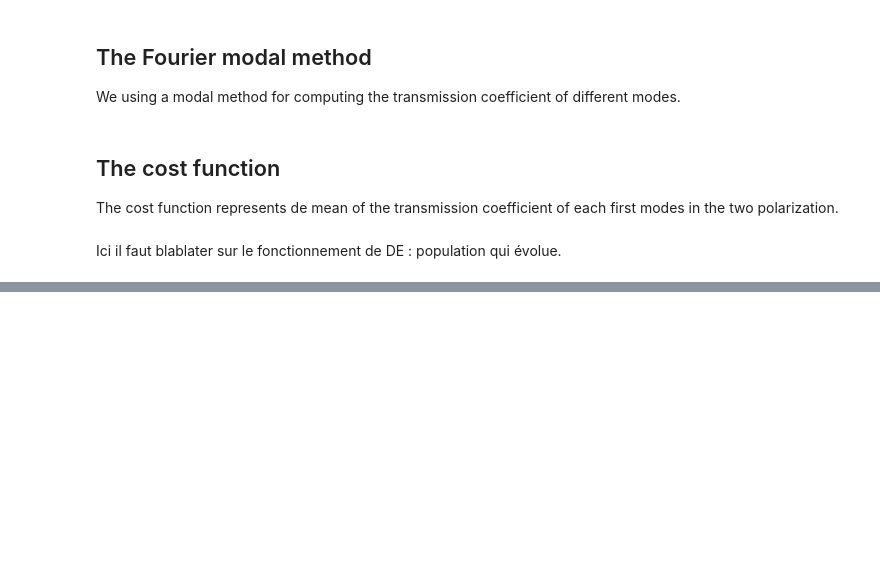
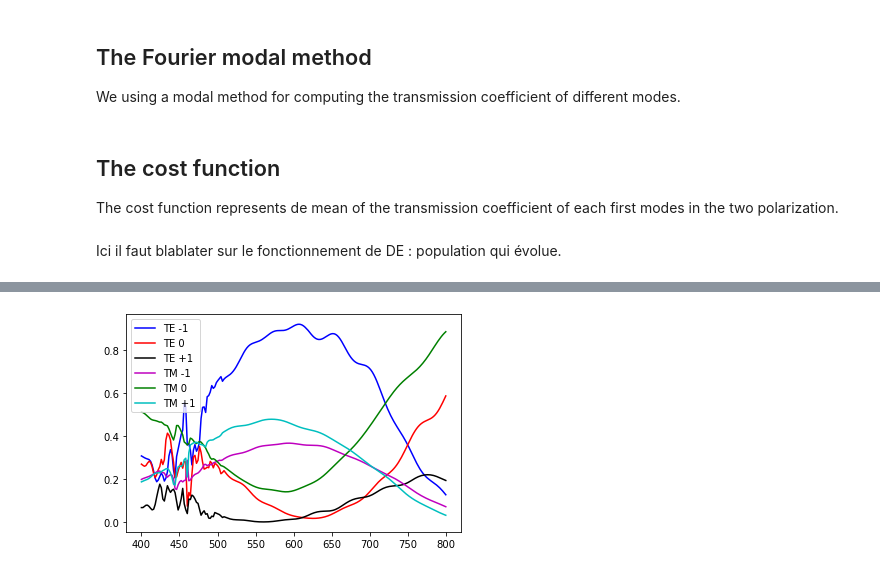
Before and after one commit to Ellawin/NeverPyMoosh, a Jupyter notebook: Polarization_splitter.ipynb, the cells around one changed output, grey strips where cells are left out. Cells and saved outputs as stored; diff of their text form; code cells hidden in the pictures; blank space fills up the shorter version.

```diff
--- a/Polarization_splitter.ipynb
+++ b/Polarization_splitter.ipynb
@@ -383,0 +409,19 @@ KeyboardInterrupt:
+# %%
+wavelengths = np.linspace(400,800,200)
+
+TE_m1 = np.empty(wavelengths.size)
+TE_p1 = np.empty(wavelengths.size)
+TE_0 = np.empty(wavelengths.size)
+TM_m1 = np.empty(wavelengths.size)
+TM_p1 = np.empty(wavelengths.size)
+TM_0 = np.empty(wavelengths.size)
+
+for k in range(wavelengths.size):
+    print(k)
+    cost, Te, Tm = polarization_splitter(best, wavelengths[k])
+    TE_m1[k] = Te[0]
+    TE_p1[k] = Te[2]
+    TE_0[k] = Te[1]
+    TM_m1[k] = Tm[0]
+    TM_p1[k] = Tm[2]
+    TM_0[k] = Tm[1]
@@ -383,0 +446,12 @@ KeyboardInterrupt:
+# %%
+plt.figure(2)
+plt.plot(wavelengths, TE_m1, "b", label = "TE -1")
+plt.plot(wavelengths, TE_0, "r", label = "TE 0")
+plt.plot(wavelengths, TE_p1, "k", label = "TE +1")
+plt.plot(wavelengths, TM_m1, "m", label = "TM -1")
+plt.plot(wavelengths, TM_0, "g", label = "TM 0")
+plt.plot(wavelengths, TM_p1, "c", label = "TM +1")
+plt.legend()
+plt.show()
+# %% [output]
+[figure, added]
```
Also changed, not shown: parts of 7 cells of this notebook, 1 other file.
